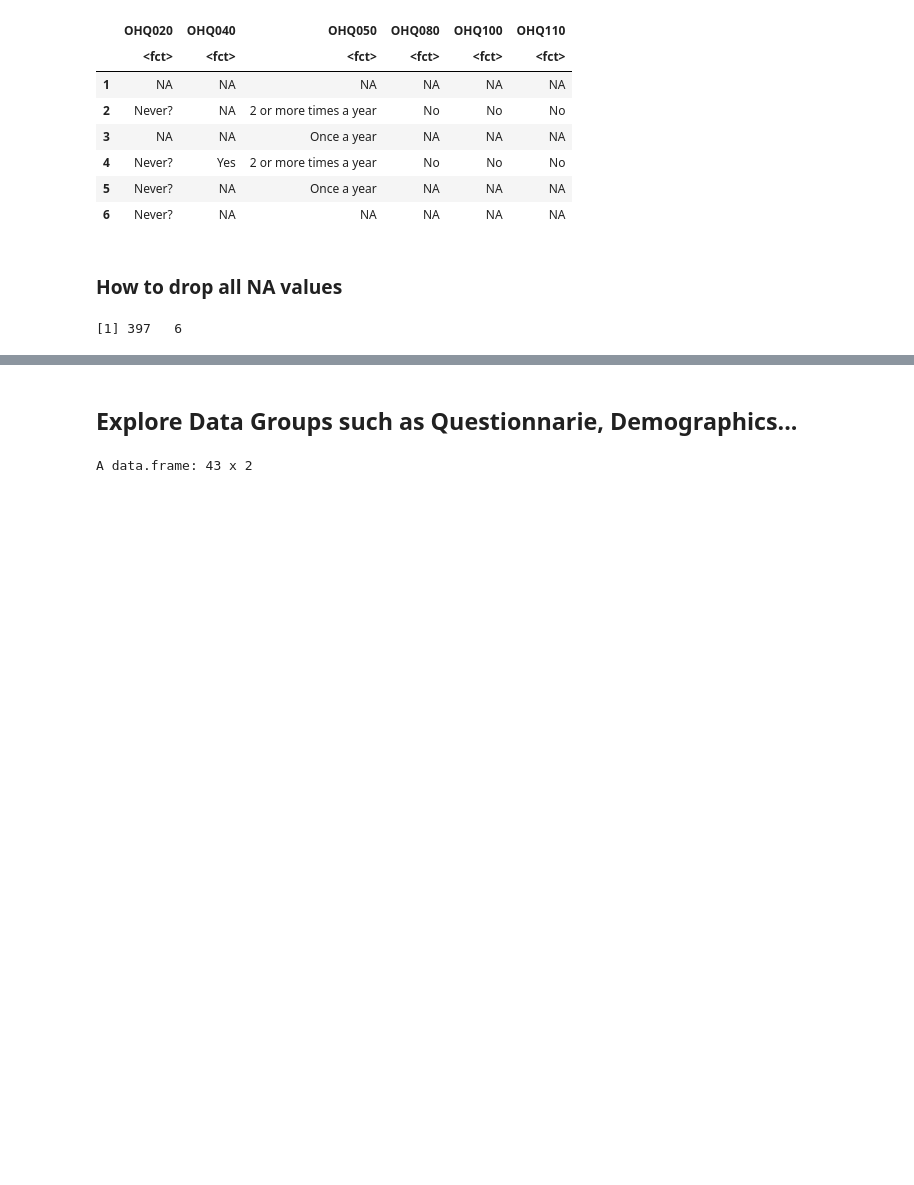
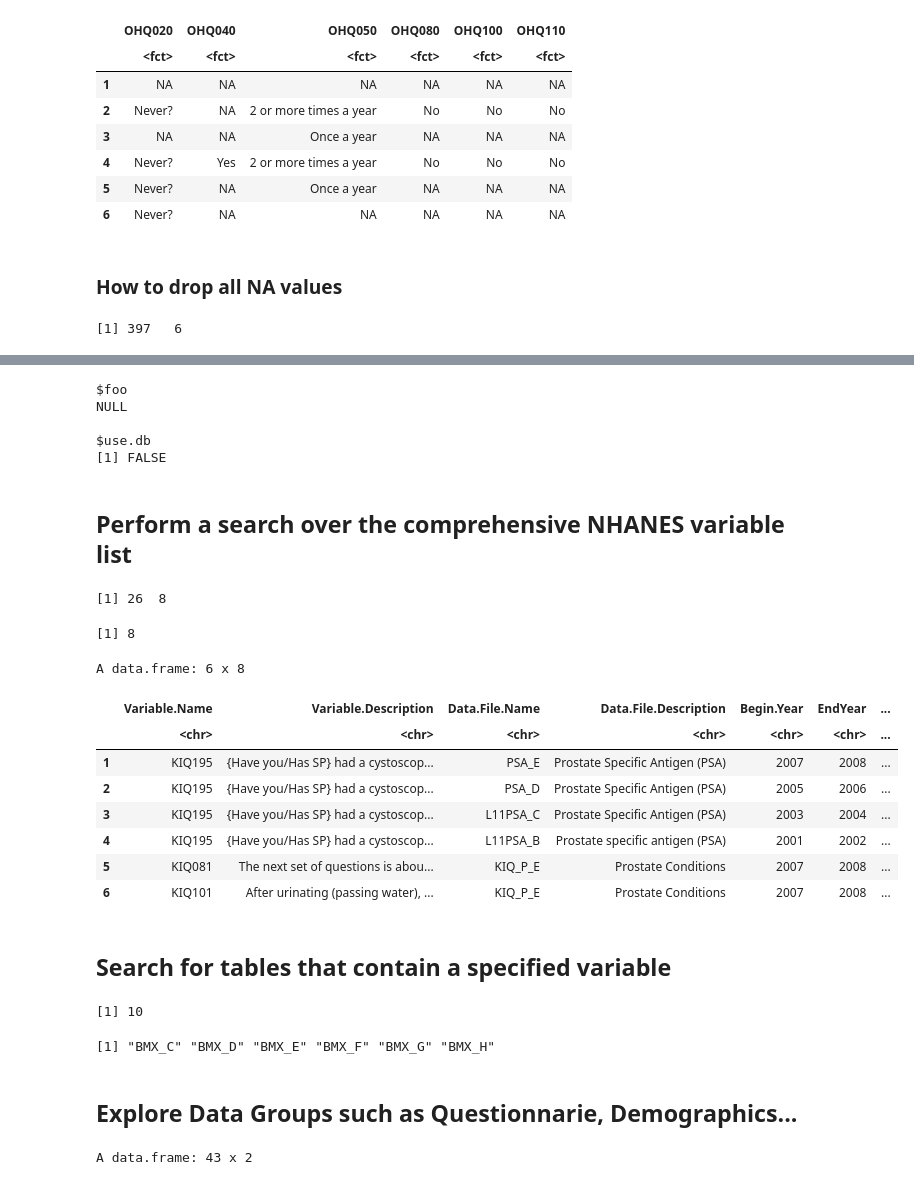
Before and after one commit to silvano315/Med-Physics, a Jupyter notebook: notebooks/NHANES_analysis.ipynb, the cells around one changed output, grey strips where cells are left out. Saved outputs shown, nothing was run; the diff lists cells and outputs as text; code cells hidden in the pictures; blank space fills up the shorter version.

```diff
--- a/notebooks/NHANES_analysis.ipynb
+++ b/notebooks/NHANES_analysis.ipynb
@@ -100,3 +231,47 @@ dim(DF_filtered)
+# %%
+# TO BE DEFINED
+
+nhanesOptions()
+# %% [output]
+$foo
+NULL
+
+$use.db
+[1] FALSE
+# %% [markdown]
+## Perform a search over the comprehensive NHANES variable list
+# %%
+bladder = nhanesSearch("bladder", ystart=2001, ystop=2008, nchar=50)
+dim(bladder)
+# %% [output]
+[1] 26  8
+# %%
+length(bladder)
+# %% [output]
+[1] 8
+# %%
+head(bladder)
+# %% [output]
+A data.frame: 6 x 8
+|  | Variable.Name | Variable.Description | Data.File.Name | Data.File.Description | Begin.Year | EndYear | ... |
+|  | <chr> | <chr> | <chr> | <chr> | <chr> | <chr> | ... |
+| 1 | KIQ195 | {Have you/Has SP} had a cystoscop... | PSA_E | Prostate Specific Antigen (PSA) | 2007 | 2008 | ... |
+| 2 | KIQ195 | {Have you/Has SP} had a cystoscop... | PSA_D | Prostate Specific Antigen (PSA) | 2005 | 2006 | ... |
+| 3 | KIQ195 | {Have you/Has SP} had a cystoscop... | L11PSA_C | Prostate Specific Antigen (PSA) | 2003 | 2004 | ... |
+| 4 | KIQ195 | {Have you/Has SP} had a cystoscop... | L11PSA_B | Prostate specific antigen (PSA) | 2001 | 2002 | ... |
+| 5 | KIQ081 | The next set of questions is abou... | KIQ_P_E | Prostate Conditions | 2007 | 2008 | ... |
+| 6 | KIQ101 | After urinating (passing water), ... | KIQ_P_E | Prostate Conditions | 2007 | 2008 | ... |
+# %% [markdown]
+## Search for tables that contain a specified variable
+# %%
+bmxhead = nhanesSearchVarName('BMXHEAD', ystart=2003)
+length(bmxhead)
+# %% [output]
+[1] 10
+# %%
+head(bmxhead)
+# %% [output]
+[1] "BMX_C" "BMX_D" "BMX_E" "BMX_F" "BMX_G" "BMX_H"
 # %% [markdown]
 ## Explore Data Groups such as Questionnarie, Demographics...
 # %%
```
Also changed, not shown: parts of 20 cells of this notebook.
